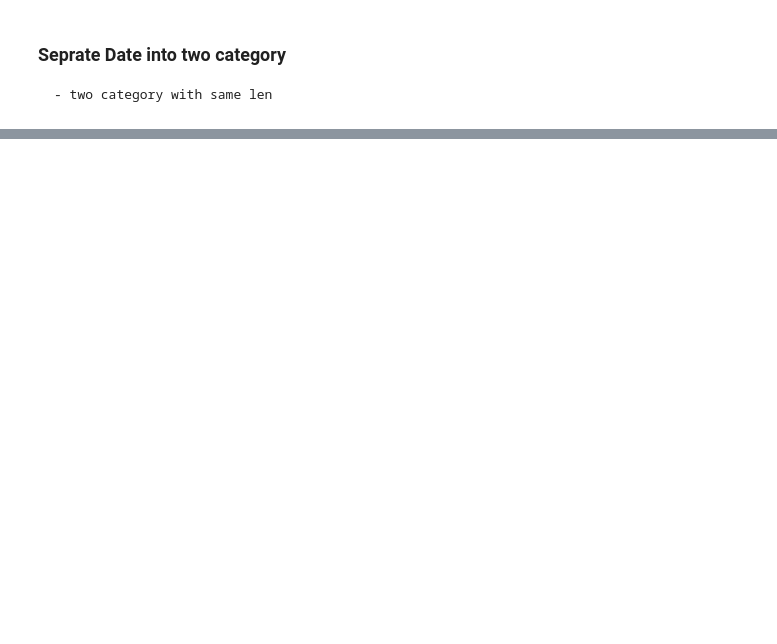
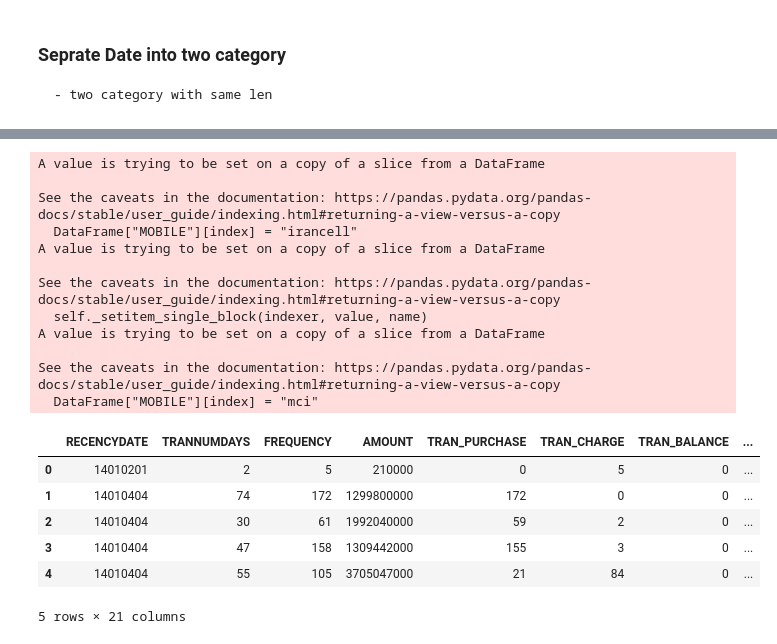
Before and after one commit to mahdi-ebrahimi-per/AI, a Jupyter notebook: 8- CLV/CLV.ipynb, the cells around one changed output, grey strips where cells are left out. Drawn from its saved outputs; the diff is of its cells as text; code cells hidden in the pictures; blank space fills up the shorter version.

```diff
--- a/8- CLV/CLV.ipynb
+++ b/8- CLV/CLV.ipynb
@@ -347,0 +376,69 @@ Encoding
+# %%
+
+# MAININSTALLDATE
+# Use Just year, eg : 1399/03/01 -> 1399 | NaN -> 0
+DataFrame["MAININSTALLDATE"] = DataFrame["MAININSTALLDATE"].fillna(0)
+DataFrame["MAININSTALLDATE"] = [int(str(item)[:4]) for item in DataFrame["MAININSTALLDATE"]]
+
+
+# OFFICEADDRESS
+# Use len insteal full address as attribute
+DataFrame["MAININSTALLDATE"] = DataFrame["MAININSTALLDATE"].fillna(0)
+DataFrame["OFFICEADDRESS"] = [len(str(item)) for item in DataFrame["OFFICEADDRESS"]]
+
+
+# Drop Columns
+HaveToDrop = ["DISABLED_DATE", "CATEGORY_NAME", "PROVINCENAME",
+                "CITYNAME", "PROJECTNAME", "AGENTNAME", "TEL1",
+                "FIRSTNAMEFA", "LASTNAMEFA", "TERMINAL_NO"]
+
+DataFrame = DataFrame.drop(columns=HaveToDrop)
+
+
+# MOBILE
+# Find Operator and replace Mobile Number With Operator name, and then oneHot it!
+def MobileOperator():
+    DataFrame["MOBILE"] = DataFrame["MOBILE"].fillna(0)
+    DataFrame["MOBILE"] = [int(str(item)[:3]) for item in DataFrame["MOBILE"]]
+
+    mci = [912, 990, 919, 910, 911, 918, 917, 916, 915, 914, 913]
+    irancell = [935, 936, 937, 938, 939, 901, 902, 903, 904, 905]
+
+    index = 0
+    for number in DataFrame["MOBILE"]:
+        if number in mci:
+            DataFrame["MOBILE"][index] = "mci"
+            index += 1
+
+        elif number in irancell:
+            DataFrame["MOBILE"][index] = "irancell"
+            index += 1
+
+        else:
+            DataFrame["MOBILE"][index] = "Another"
+            index += 1
+
+MobileOperator()
+
+
+DataFrame.head()
+# %% [output]
+A value is trying to be set on a copy of a slice from a DataFrame
+
+See the caveats in the documentation: https://pandas.pydata.org/pandas-docs/stable/user_guide/indexing.html#returning-a-view-versus-a-copy
+  DataFrame["MOBILE"][index] = "irancell"
+A value is trying to be set on a copy of a slice from a DataFrame
+
+See the caveats in the documentation: https://pandas.pydata.org/pandas-docs/stable/user_guide/indexing.html#returning-a-view-versus-a-copy
+  self._setitem_single_block(indexer, value, name)
+A value is trying to be set on a copy of a slice from a DataFrame
+
+See the caveats in the documentation: https://pandas.pydata.org/pandas-docs/stable/user_guide/indexing.html#returning-a-view-versus-a-copy
+  DataFrame["MOBILE"][index] = "mci"
+|  | RECENCYDATE | TRANNUMDAYS | FREQUENCY | AMOUNT | TRAN_PURCHASE | TRAN_CHARGE | TRAN_BALANCE | ... |
+| 0 | 14010201 | 2 | 5 | 210000 | 0 | 5 | 0 | ... |
+| 1 | 14010404 | 74 | 172 | 1299800000 | 172 | 0 | 0 | ... |
+| 2 | 14010404 | 30 | 61 | 1992040000 | 59 | 2 | 0 | ... |
+| 3 | 14010404 | 47 | 158 | 1309442000 | 155 | 3 | 0 | ... |
+| 4 | 14010404 | 55 | 105 | 3705047000 | 21 | 84 | 0 | ... |
+5 rows × 21 columns
```
Also changed, not shown: parts of 24 cells of this notebook.
